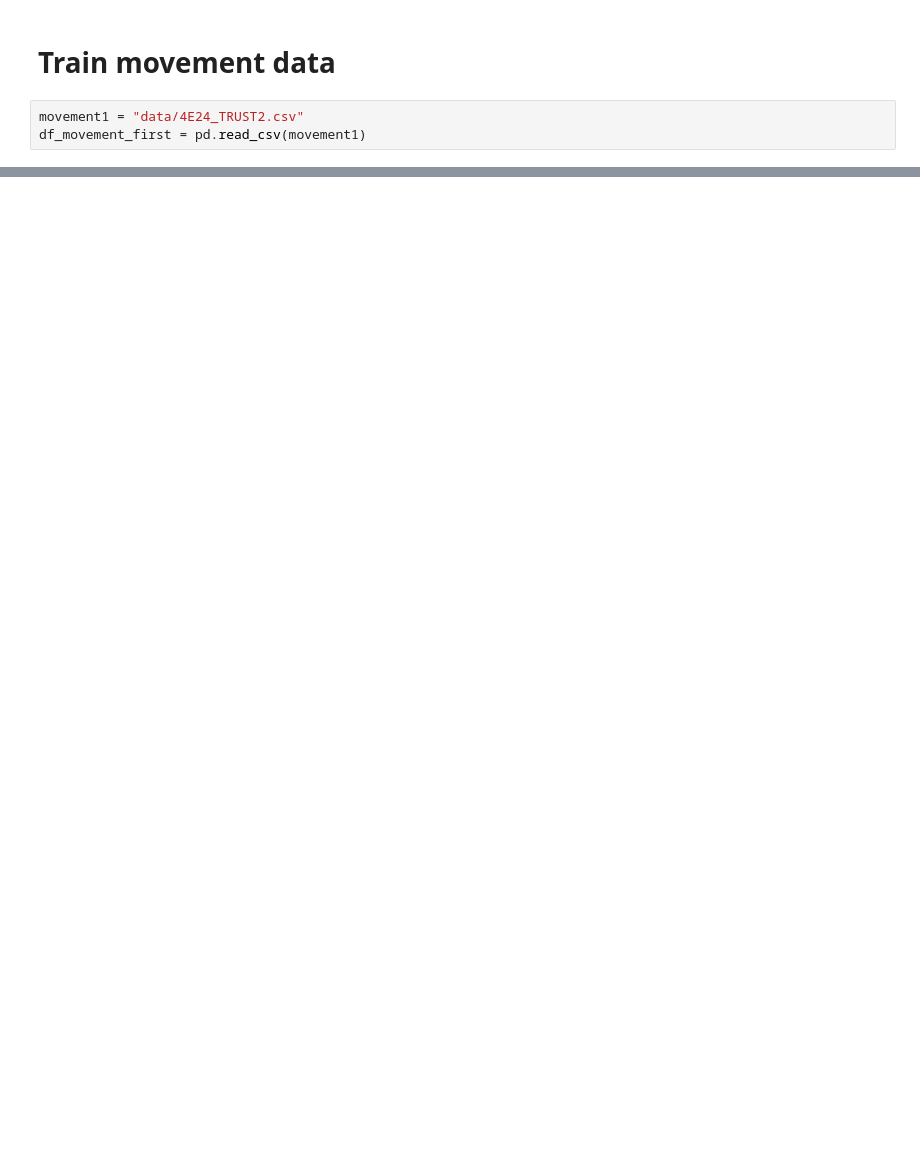
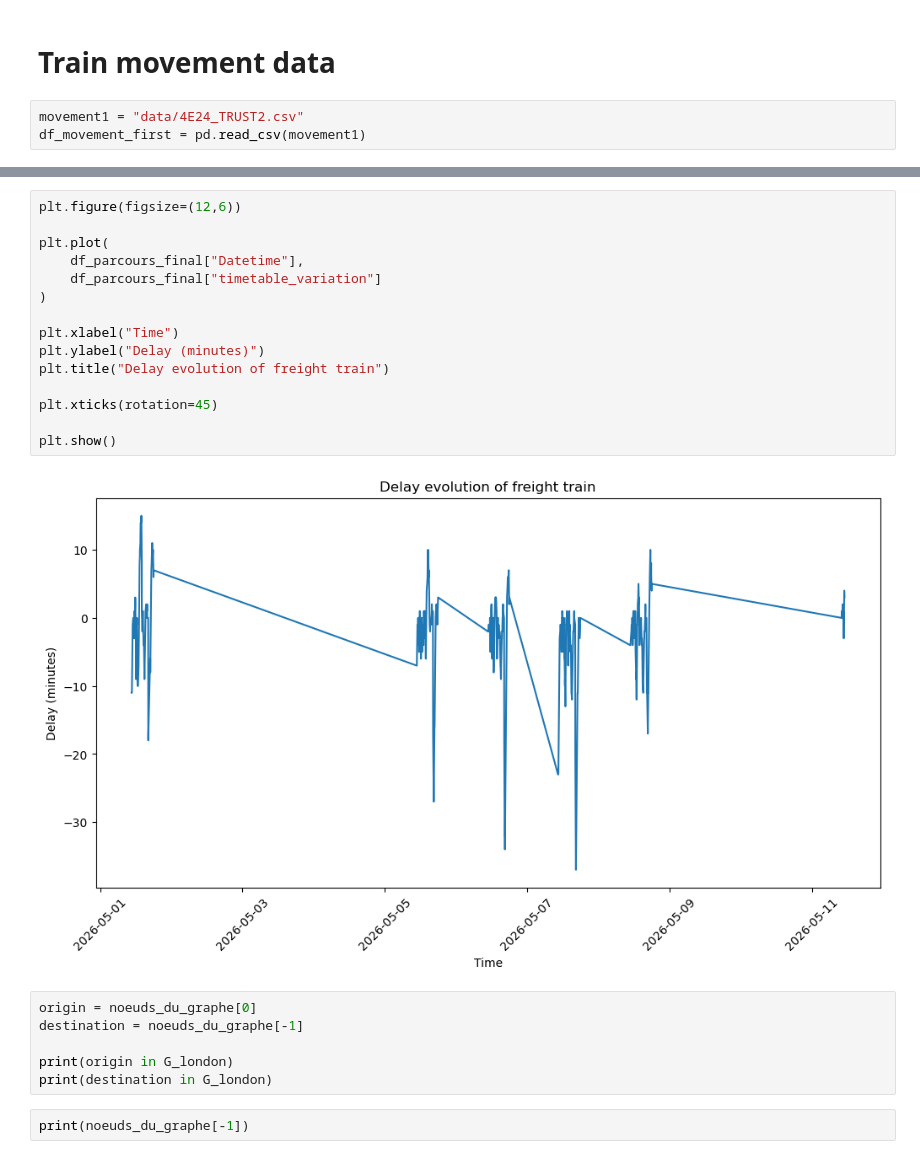
Before and after one commit to thibaultquentin66-lang/resilience_freight_train_UK, a Jupyter notebook: Final_Work.ipynb, the cells around one changed output, grey strips where cells are left out. Saved outputs shown, nothing was run; the diff lists cells and outputs as text; blank space fills up the shorter version.

```diff
--- a/Final_Work.ipynb
+++ b/Final_Work.ipynb
@@ -1993,0 +2041,25 @@ print(f"Nombre de trains uniques restant : {df_movements_london['train_id'].nuni
+# %%
+plt.figure(figsize=(12,6))
+
+plt.plot(
+    df_parcours_final["Datetime"],
+    df_parcours_final["timetable_variation"]
+)
+
+plt.xlabel("Time")
+plt.ylabel("Delay (minutes)")
+plt.title("Delay evolution of freight train")
+
+plt.xticks(rotation=45)
+
+plt.show()
+# %% [output]
+[figure, added]
+# %%
+origin = noeuds_du_graphe[0]
+destination = noeuds_du_graphe[-1]
+
+print(origin in G_london)
+print(destination in G_london)
+# %%
+print(noeuds_du_graphe[-1])
```
Also changed, not shown: parts of 57 cells of this notebook.
